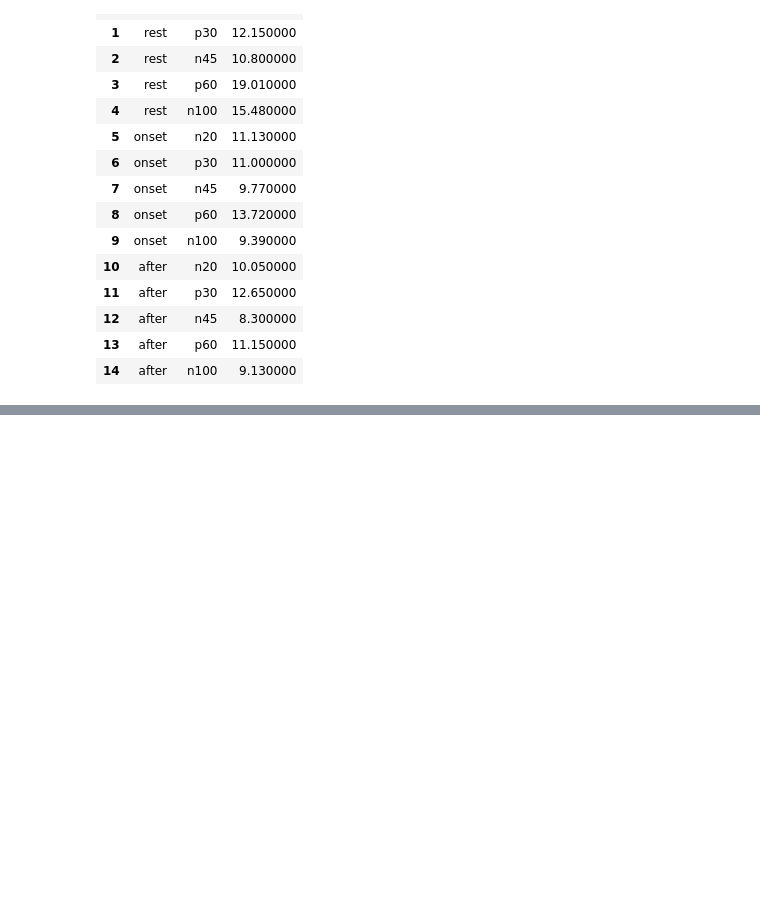
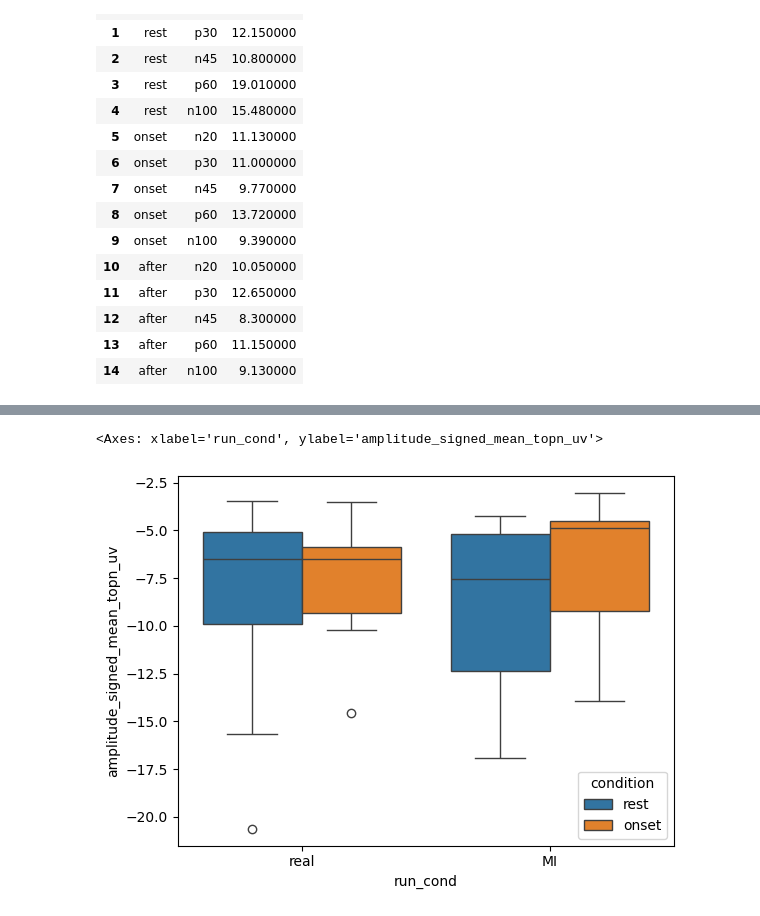
Before and after one commit to JuliaRory/TEP_analysis, a Jupyter notebook: notebooks/component_analysis/4_exp_pavlov_comp_analyi.ipynb, the cells around one changed output, grey strips where cells are left out. Cells and saved outputs as stored; diff of their text form; code cells hidden in the pictures; blank space fills up the shorter version.

```diff
--- a/notebooks/4_exp_pavlov_comp_analyi.ipynb
+++ b/notebooks/component_analysis/4_exp_pavlov_comp_analyi.ipynb
@@ -279,0 +518,8 @@ for i, comp in enumerate(comp_names):
+# %%
+comp = "n20"
+spot = "M1_PA"
+df_comp = df.loc[(df.component == "n20") & (df.spot == spot)]
+sns.boxplot(df_comp, x="run_cond", y=amp, hue="condition")
+# %% [output]
+<Axes: xlabel='run_cond', ylabel='amplitude_signed_mean_topn_uv'>
+[figure, added]
```
Also changed, not shown: parts of 13 cells of this notebook, 11 other files.
